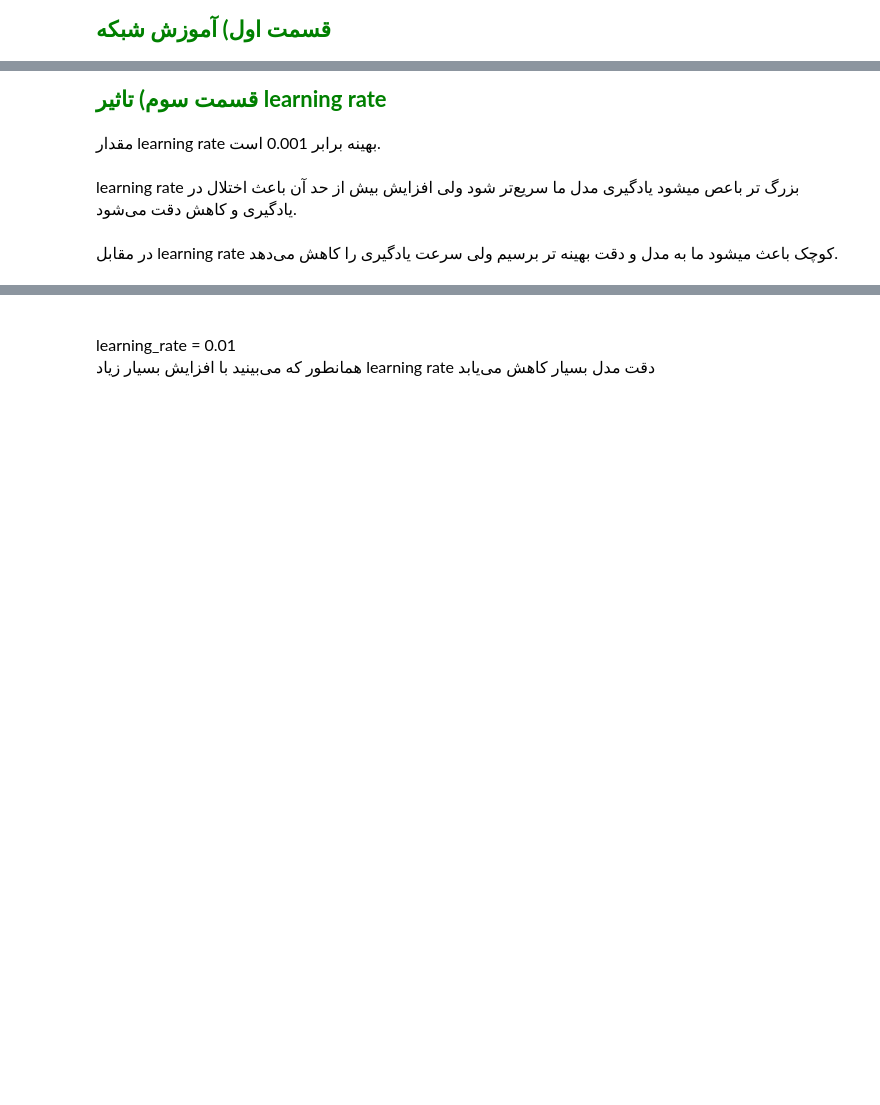
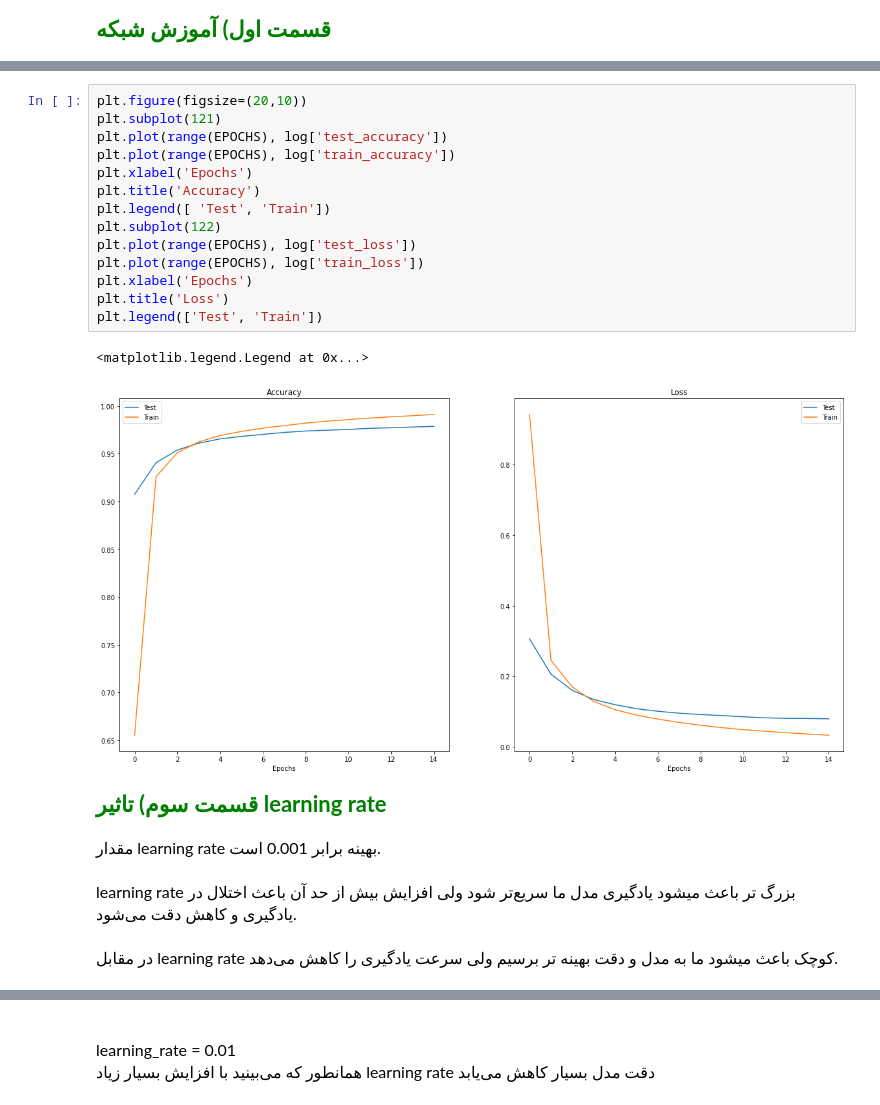
Before and after one commit to Moein-Karami/Artificial_Intelegent, a Jupyter notebook: CA5_Neural-Networks/Phase1/Codes.ipynb, the cells around one changed output, grey strips where cells are left out. Drawn from its saved outputs; the diff is of its cells as text; blank space fills up the shorter version.

```diff
--- a/CA5_Neural-Networks/Phase1/Codes.ipynb
+++ b/CA5_Neural-Networks/Phase1/Codes.ipynb
@@ -1255,3 +1267,20 @@ Epoch 15:
+# %%
+plt.figure(figsize=(20,10))
+plt.subplot(121)
+plt.plot(range(EPOCHS), log['test_accuracy'])
+plt.plot(range(EPOCHS), log['train_accuracy'])
+plt.xlabel('Epochs')
+plt.title('Accuracy')
+plt.legend([ 'Test', 'Train'])
+plt.subplot(122)
+plt.plot(range(EPOCHS), log['test_loss'])
+plt.plot(range(EPOCHS), log['train_loss'])
+plt.xlabel('Epochs')
+plt.title('Loss')
+plt.legend(['Test', 'Train'])
+# %% [output]
+<matplotlib.legend.Legend at 0x...>
+[figure, added]
 # %% [markdown]
 <html>
     <div dir = "rtl" style="font-size: 22px; color: green">
@@ -1268,7 +1297,7 @@ Epoch 15:
         است.
         <br><br>
         learning rate
-        بزرگ تر باعص میشود یادگیری مدل ما سریع‌تر شود ولی افزایش بیش از حد آن باعث اختلال در یادگیری و کاهش دقت می‌شود.
+        بزرگ تر باعث میشود یادگیری مدل ما سریع‌تر شود ولی افزایش بیش از حد آن باعث اختلال در یادگیری و کاهش دقت می‌شود.
         <br><br>
         در مقابل
         learning rate
```
Also changed, not shown: parts of 36 cells of this notebook, 2 other files.
